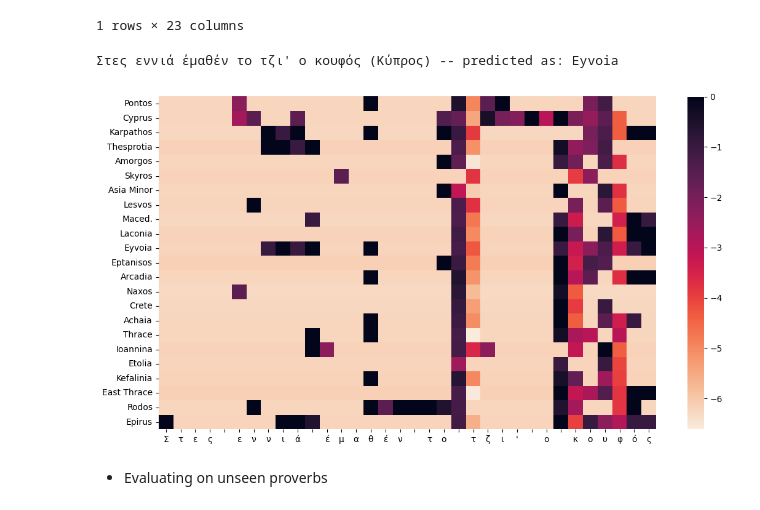
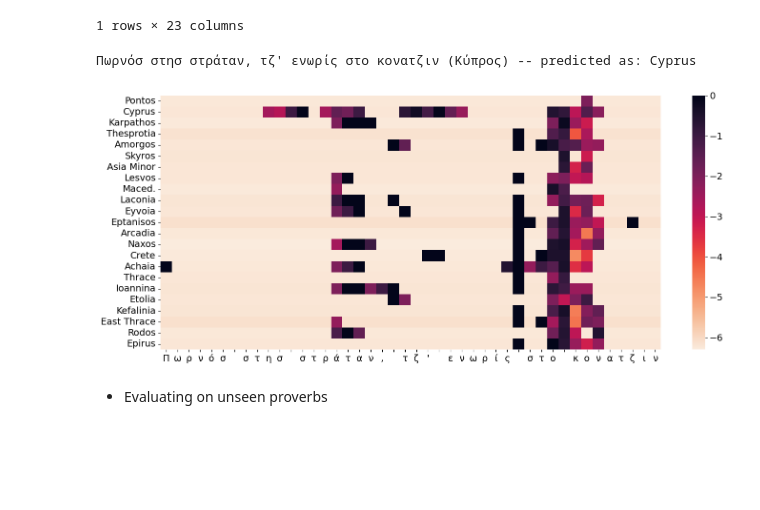
Before and after one commit to ipavlopoulos/greek-proverb-atlas, a Jupyter notebook: geolocation.ipynb, the cells around one changed output. Drawn from its saved outputs; the diff is of its cells as text; code cells hidden in the pictures; blank space fills up the shorter version.

```diff
--- a/geolocation.ipynb
+++ b/geolocation.ipynb
@@ -110,14 +110,18 @@ def heatmap(txt, models):
     df = pd.DataFrame(probs, index=[str(c) for c in txt])
     return df, sns.heatmap(df.transpose(), cmap="rocket_r")
 # %%
-t = test[test.area=="Κύπρος"].sample().iloc[0]
+t = test[(test.area == "Κύπρος") & test.text.str.startswith('Πωρνό')].iloc[0]
 df, ax = heatmap(t.text, models)
 print(f'{t.text} ({t.area})', end=' -- ')
 print(f'predicted as: {df.columns[df.mean(0).argmax()]}')
-ax.figure.tight_layout(); ax.figure.savefig("heatmap.pdf", format="PDF", dpi=300)
+plt.tick_params(axis='both', which='major', labelsize=14)
+colorbar = ax.collections[0].colorbar
+colorbar.ax.tick_params(labelsize=14)
+ax.figure.tight_layout()
+ax.figure.savefig("heatmap.pdf", format="PDF")
 # %% [output]
-Στες εννιά έμαθέν το τζι' ο κουφός (Κύπρος) -- predicted as: Eyvoia
+Πωρνόσ στησ στράταν, τζ' ενωρίς στο κονατζιν (Κύπρος) -- predicted as: Cyprus
-[figure, old version]
+[figure, new version]
 # %% [markdown]
 * Evaluating on unseen proverbs
 # %%
```
Also changed, not shown: 1 other file.
